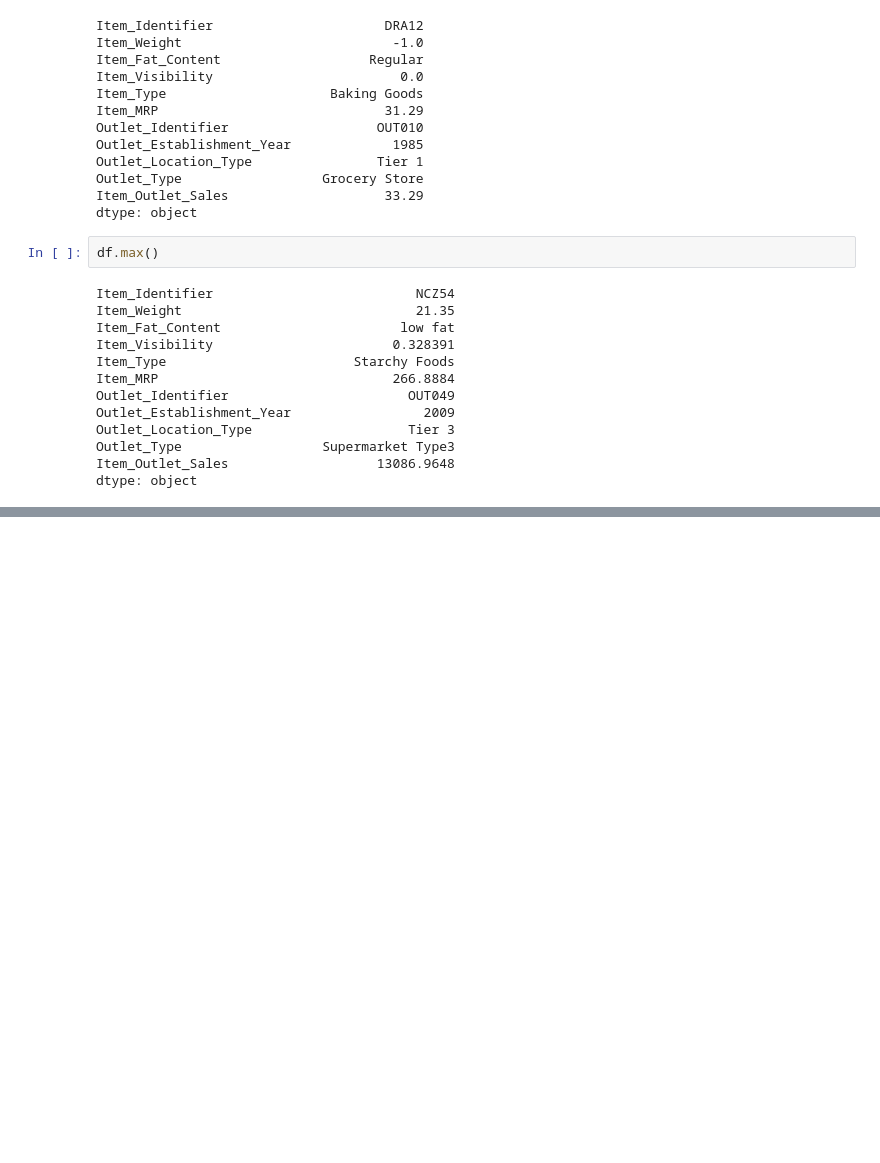
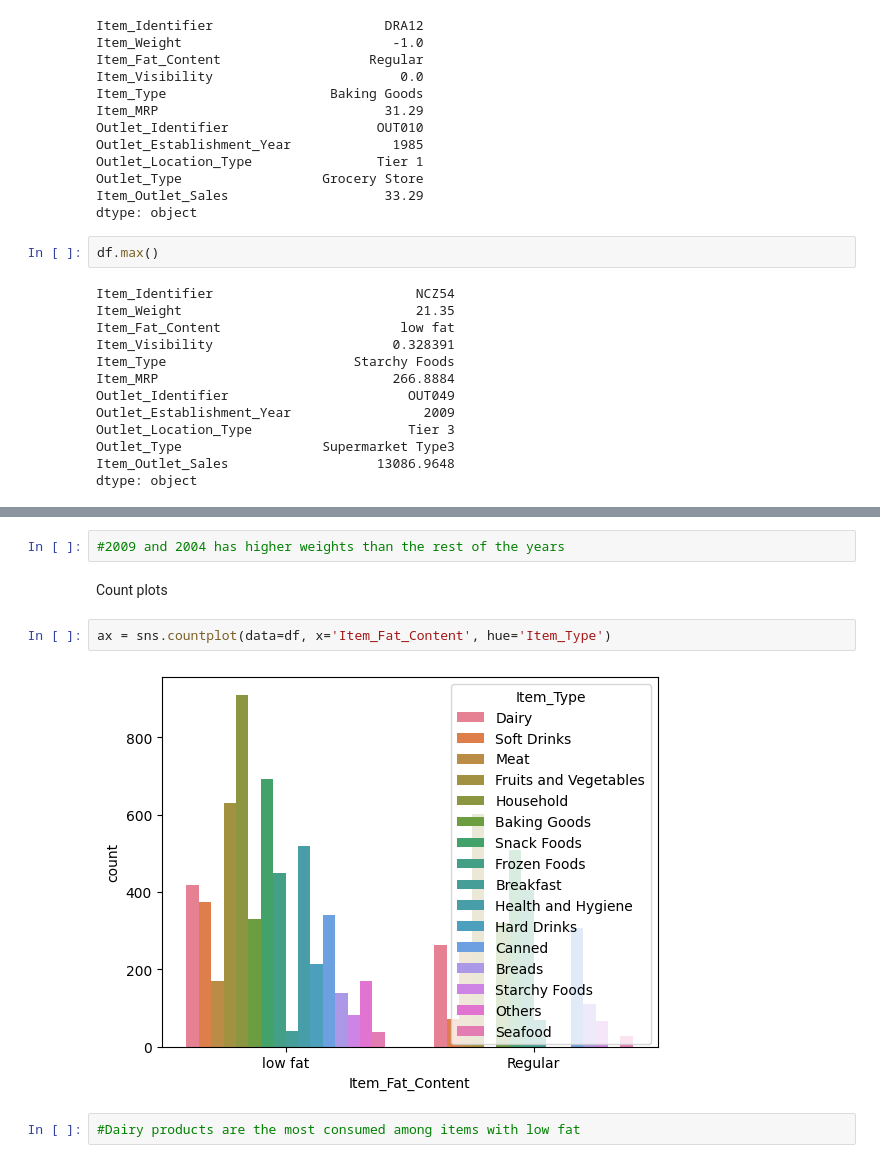
Before and after one commit to Ozedim/Ozedim, a Jupyter notebook: Loading_data.ipynb, the cells around one changed output, grey strips where cells are left out. Drawn from its saved outputs; the diff is of its cells as text; blank space fills up the shorter version.

```diff
--- a/Loading_data.ipynb
+++ b/Loading_data.ipynb
@@ -251,0 +274,10 @@ dtype: object
+# %%
+#2009 and 2004 has higher weights than the rest of the years
+# %% [markdown]
+Count plots
+# %%
+ax = sns.countplot(data=df, x='Item_Fat_Content', hue='Item_Type')
+# %% [output]
+[figure, added]
+# %%
+#Dairy products are the most consumed among items with low fat
```
Also changed, not shown: parts of 9 cells of this notebook.
